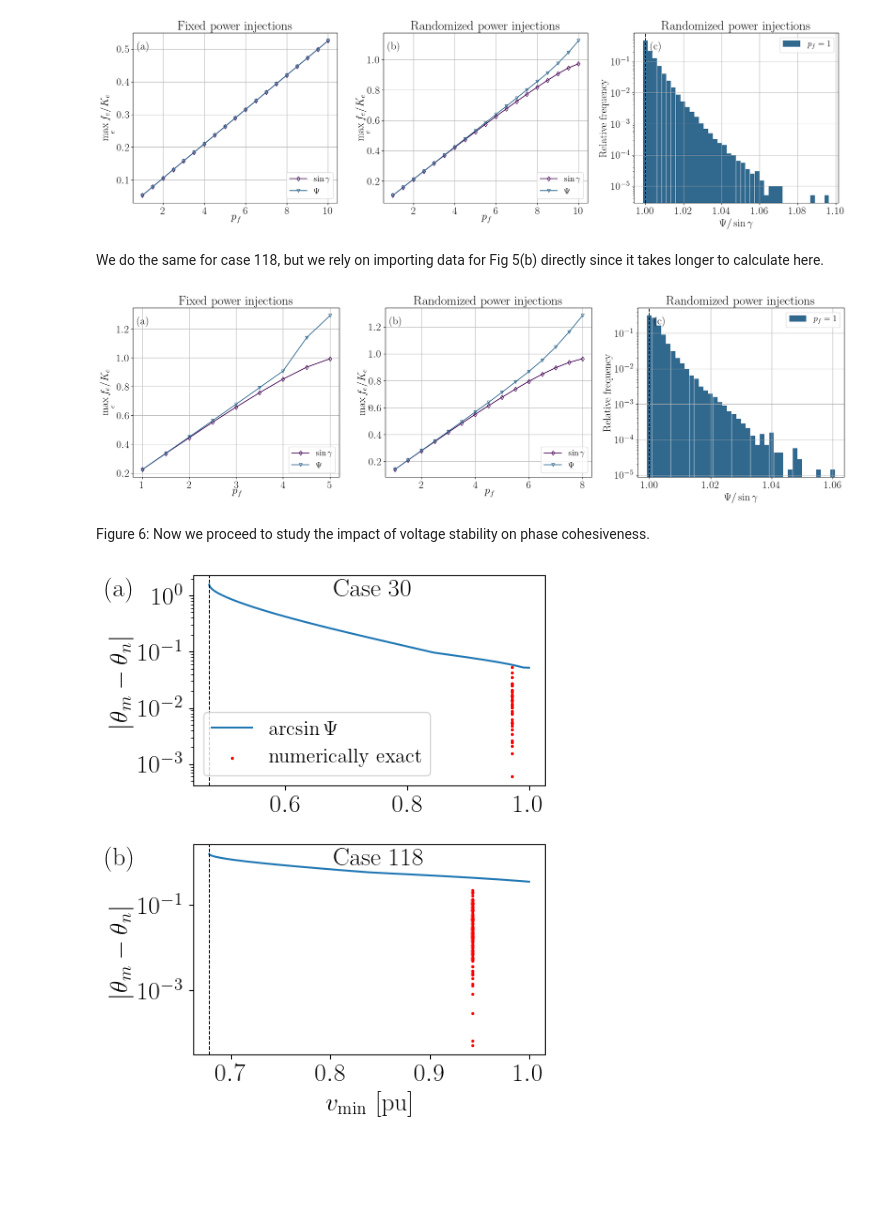
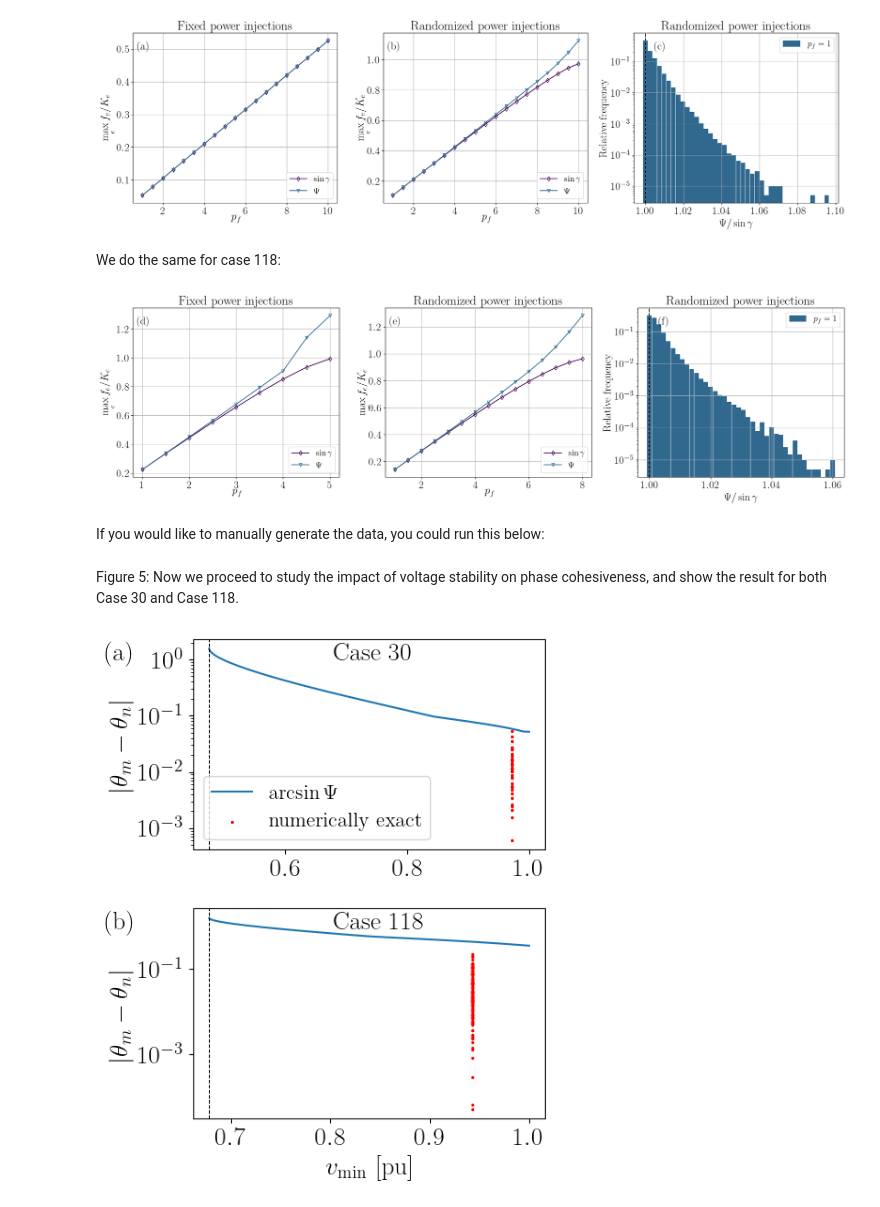
Before and after one commit to ibfzj/phase-cohesive-power-flow, a Jupyter notebook: demo.ipynb, the cells around one changed output. Saved outputs shown, nothing was run; the diff lists cells and outputs as text; code cells hidden in the pictures; blank space fills up the shorter version.

```diff
--- a/demo.ipynb
+++ b/demo.ipynb
@@ -115,39 +75,42 @@ plot_Fig_4_panels(
 # %% [output]
 [figure]
 # %% [markdown]
-We do the same for case 118, but we rely on importing data for Fig 5(b) directly since it takes longer to calculate here.
+We do the same for case 118:
 # %%
 ctx = build_case_context(casenum=118)
 
 # Panel (a): fast to calculate
 pow_fac_list_a_118 = 1.0 + np.arange(0, 9) * 0.5
 fig4a = compute_fig4a(ctx, pow_fac_list_a_118)
 S1def = fig4a["S1"]
 S2def = fig4a["S2"]
 
 # Load data from files and compute data for panel (b)
 pow_fac_list_b, avg_S1, avg_S2 = load_fig4b_avg_csv('fig4b_avg_case118_pfmax8.00_Nsamples200.csv')
 
 # Build histogram from precomputed loaded data
-ratio = load_ratio_hist_csv(f"data_for_plots/ratio_case118_pt1_pf1.00_values70000.csv")
+ratio = load_ratio_hist_csv(f"ratio_case118_pf1.00_values200000.csv")
 res = stats.relfreq(ratio, numbins=40, defaultreallimits=[float(np.min(ratio)), float(np.max(ratio))])
 hist_x = res.lowerlimit + np.linspace(0, res.binsize * res.frequency.size, res.frequency.size)
 
 # Plot Fig. 4 (a,b,c)
 plot_Fig_4_panels(
     pow_fac_list_a=fig4a["pow_fac_list"],
     S1def_a=S1def,
     S2def_a=S2def,
 
     pow_fac_list_b=pow_fac_list_b,
     avg_S1s_b=avg_S1,
     avg_S2s_b=avg_S2,
 
     hist_x=hist_x,
     hist_freq=res.frequency,
     hist_binsize=res.binsize,
 
-    filename=None
+    panel_labels=("d", "e", "f"),
+    filename="Fig4_lower.pdf"
 )
 # %% [output]
-[figure, old version]
+[figure, new version]
+# %% [markdown]
+If you would like to manually generate the data, you could run this below:
@@ -154,5 +138,6 @@ plot_Fig_4_panels(
 # %% [markdown]
-Figure 6: Now we proceed to study the impact of voltage stability on phase cohesiveness.
+Figure 5: Now we proceed to study the impact of voltage stability on phase cohesiveness,
+and show the result for both Case 30 and Case 118.
 # %%
 all_v_mins30 = np.linspace(0.45, 1.0, 10000)
 breaking_point30, upper_bound30, x30, theta_diff30 = calculate_impact_of_voltage_stability_on_phase_cohesiveness(pn.case30(), all_v_mins30)
```
Also changed, not shown: parts of 12 cells of this notebook.
